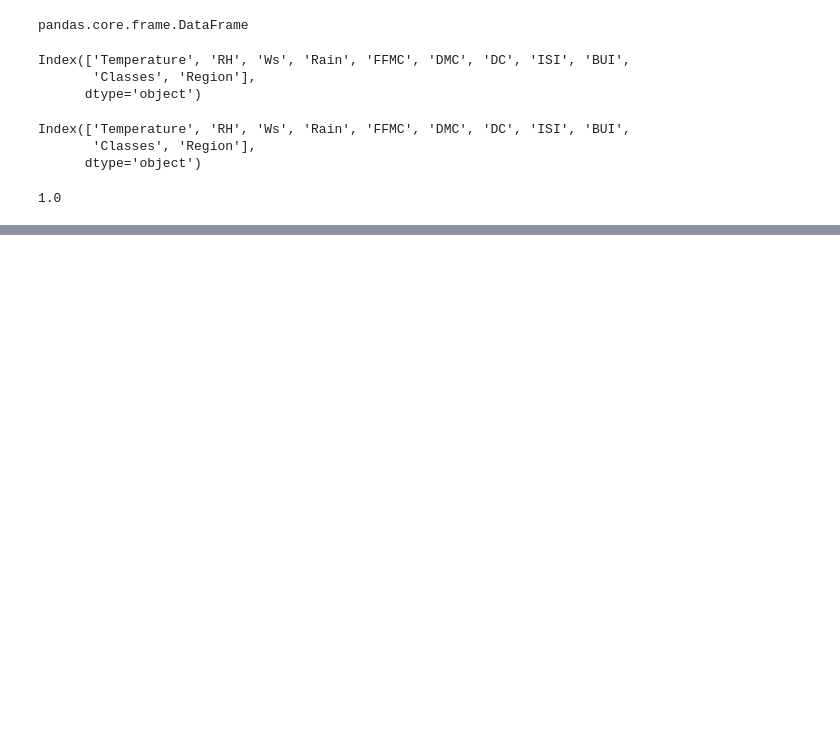
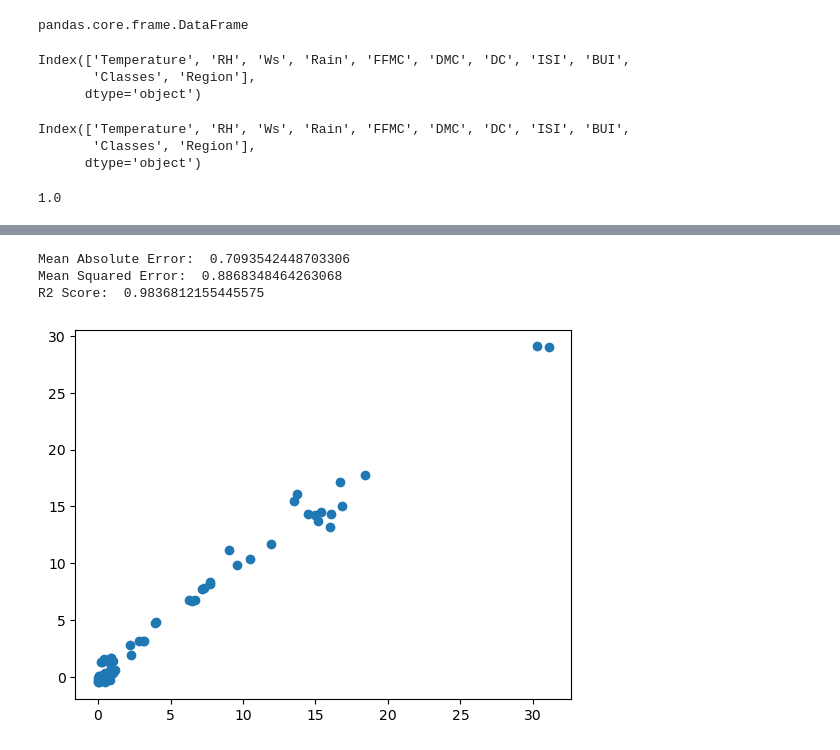
Before and after one commit to 10adem/DataScienceandMachineLearning, a Jupyter notebook: MakineOgrenmesi/4RidgeLassoElasticNet_AlgerianForestFiresDataset.ipynb, the cells around one changed output, grey strips where cells are left out. Drawn from its saved outputs; the diff is of its cells as text; code cells hidden in the pictures; blank space fills up the shorter version.

```diff
--- a/MakineOgrenmesi/4RidgeLassoElasticNet_AlgerianForestFiresDataset.ipynb
+++ b/MakineOgrenmesi/4RidgeLassoElasticNet_AlgerianForestFiresDataset.ipynb
@@ -582,0 +648,18 @@ correlation_for_dropping(X_train, 0.15)
+# %%
+from sklearn.linear_model import Ridge
+ridge = Ridge()
+ridge.fit(X_train_scaled, y_train)
+y_pred = ridge.predict(X_test_scaled)
+mae = mean_absolute_error(y_test, y_pred)
+mse = mean_squared_error(y_test, y_pred)
+score = r2_score(y_test, y_pred)
+print("Mean Absolute Error: ", mae)
+print("Mean Squared Error: ", mse)
+print("R2 Score: ", score)
+plt.scatter(y_test, y_pred)
+plt.show()
+# %% [output]
+Mean Absolute Error:  0.7093542448703306
+Mean Squared Error:  0.8868348464263068
+R2 Score:  0.9836812155445575
+[figure, added]
```
Also changed, not shown: parts of 28 cells of this notebook.
